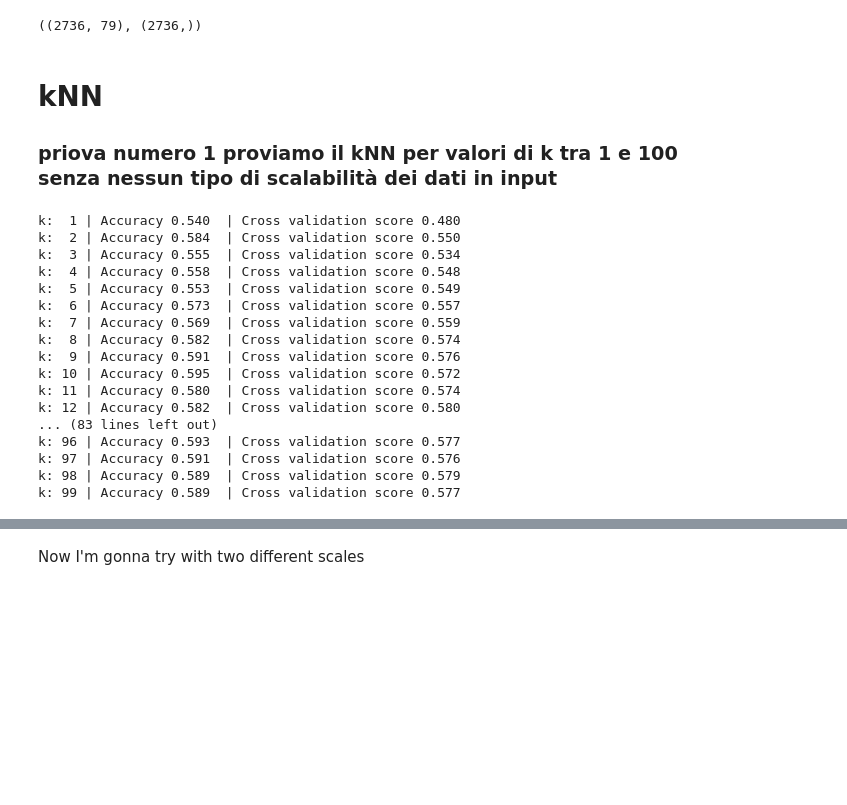
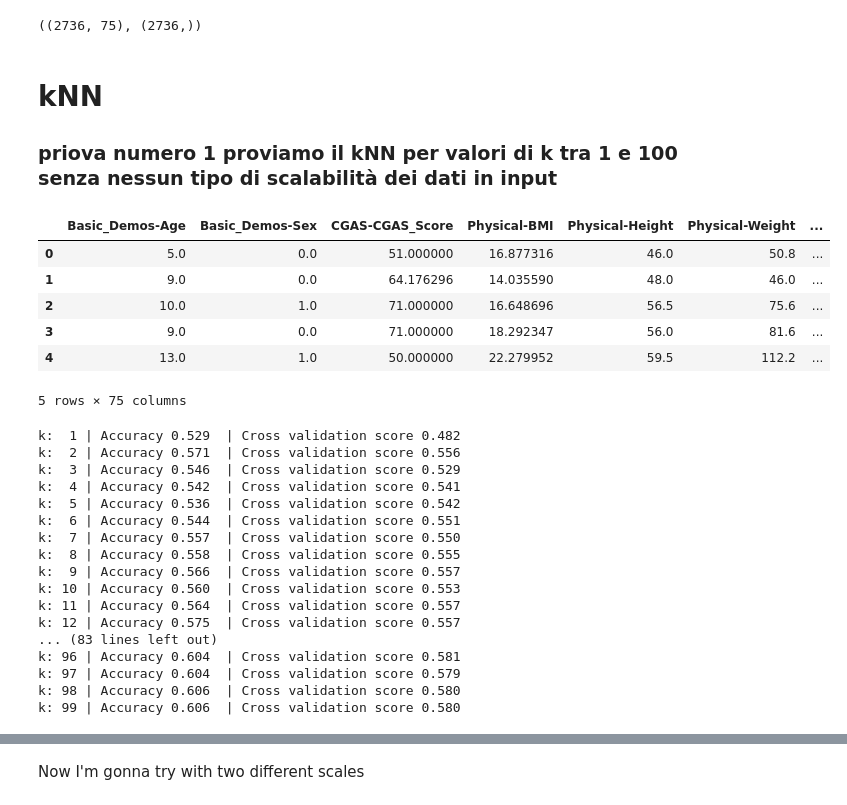
Before and after one commit to Assz2/DWM, a Jupyter notebook: kNN.ipynb, the cells around one changed output, grey strips where cells are left out. Drawn from its saved outputs; the diff is of its cells as text; code cells hidden in the pictures; blank space fills up the shorter version.

```diff
--- a/kNN.ipynb
+++ b/kNN.ipynb
@@ -1,7 +1,7 @@
 # %%
 import pandas as pd
 
-input_path = 'dataset/cleaned_data_export.csv'
+input_path = 'dataset/cleaned_data_v3.csv'
 input_csv = pd.read_csv(input_path)
 
 train = input_csv.drop(columns='sii')
@@ -9,7 +9,7 @@ y = input_csv['sii']
 
 train.shape, y.shape
 # %% [output]
-((2736, 79), (2736,))
+((2736, 75), (2736,))
 # %% [markdown]
 # kNN
 
@@ -23,9 +23,19 @@ from sklearn.model_selection import train_test_split, cross_val_score
 # %%
 lower_bound = 1
 upper_bound = 100
 region = range(lower_bound, upper_bound)
 graph_accuaracies = []
 graph_scores = []
+
+train.head()
+# %% [output]
+|  | Basic_Demos-Age | Basic_Demos-Sex | CGAS-CGAS_Score | Physical-BMI | Physical-Height | Physical-Weight | ... |
+| 0 | 5.0 | 0.0 | 51.000000 | 16.877316 | 46.0 | 50.8 | ... |
+| 1 | 9.0 | 0.0 | 64.176296 | 14.035590 | 48.0 | 46.0 | ... |
+| 2 | 10.0 | 1.0 | 71.000000 | 16.648696 | 56.5 | 75.6 | ... |
+| 3 | 9.0 | 0.0 | 71.000000 | 18.292347 | 56.0 | 81.6 | ... |
+| 4 | 13.0 | 1.0 | 50.000000 | 22.279952 | 59.5 | 112.2 | ... |
+5 rows × 75 columns
 # %%
 import matplotlib.pyplot as plt
 def print_analysis():
@@ -57,23 +67,23 @@ for k in region: # try k from 1 to 100
     graph_scores.append(scr)
     print ("k: {:2d} | Accuracy {:.3f}".format(k,acc), " | Cross validation score {:.3f}".format(scr))
 # %% [output]
-k:  1 | Accuracy 0.540  | Cross validation score 0.480
-k:  2 | Accuracy 0.584  | Cross validation score 0.550
-k:  3 | Accuracy 0.555  | Cross validation score 0.534
-k:  4 | Accuracy 0.558  | Cross validation score 0.548
-k:  5 | Accuracy 0.553  | Cross validation score 0.549
-k:  6 | Accuracy 0.573  | Cross validation score 0.557
-k:  7 | Accuracy 0.569  | Cross validation score 0.559
-k:  8 | Accuracy 0.582  | Cross validation score 0.574
-k:  9 | Accuracy 0.591  | Cross validation score 0.576
-k: 10 | Accuracy 0.595  | Cross validation score 0.572
-k: 11 | Accuracy 0.580  | Cross validation score 0.574
-k: 12 | Accuracy 0.582  | Cross validation score 0.580
+k:  1 | Accuracy 0.529  | Cross validation score 0.482
+k:  2 | Accuracy 0.571  | Cross validation score 0.556
+k:  3 | Accuracy 0.546  | Cross validation score 0.529
+k:  4 | Accuracy 0.542  | Cross validation score 0.541
+k:  5 | Accuracy 0.536  | Cross validation score 0.542
+k:  6 | Accuracy 0.544  | Cross validation score 0.551
+k:  7 | Accuracy 0.557  | Cross validation score 0.550
+k:  8 | Accuracy 0.558  | Cross validation score 0.555
+k:  9 | Accuracy 0.566  | Cross validation score 0.557
+k: 10 | Accuracy 0.560  | Cross validation score 0.553
+k: 11 | Accuracy 0.564  | Cross validation score 0.557
+k: 12 | Accuracy 0.575  | Cross validation score 0.557
 ... (83 lines left out)
-k: 96 | Accuracy 0.593  | Cross validation score 0.577
-k: 97 | Accuracy 0.591  | Cross validation score 0.576
-k: 98 | Accuracy 0.589  | Cross validation score 0.579
-k: 99 | Accuracy 0.589  | Cross validation score 0.577
+k: 96 | Accuracy 0.604  | Cross validation score 0.581
+k: 97 | Accuracy 0.604  | Cross validation score 0.579
+k: 98 | Accuracy 0.606  | Cross validation score 0.580
+k: 99 | Accuracy 0.606  | Cross validation score 0.580
 # %%
 print_analysis()
 # %% [output]
```
Also changed, not shown: parts of 8 cells of this notebook, 4 other files.
